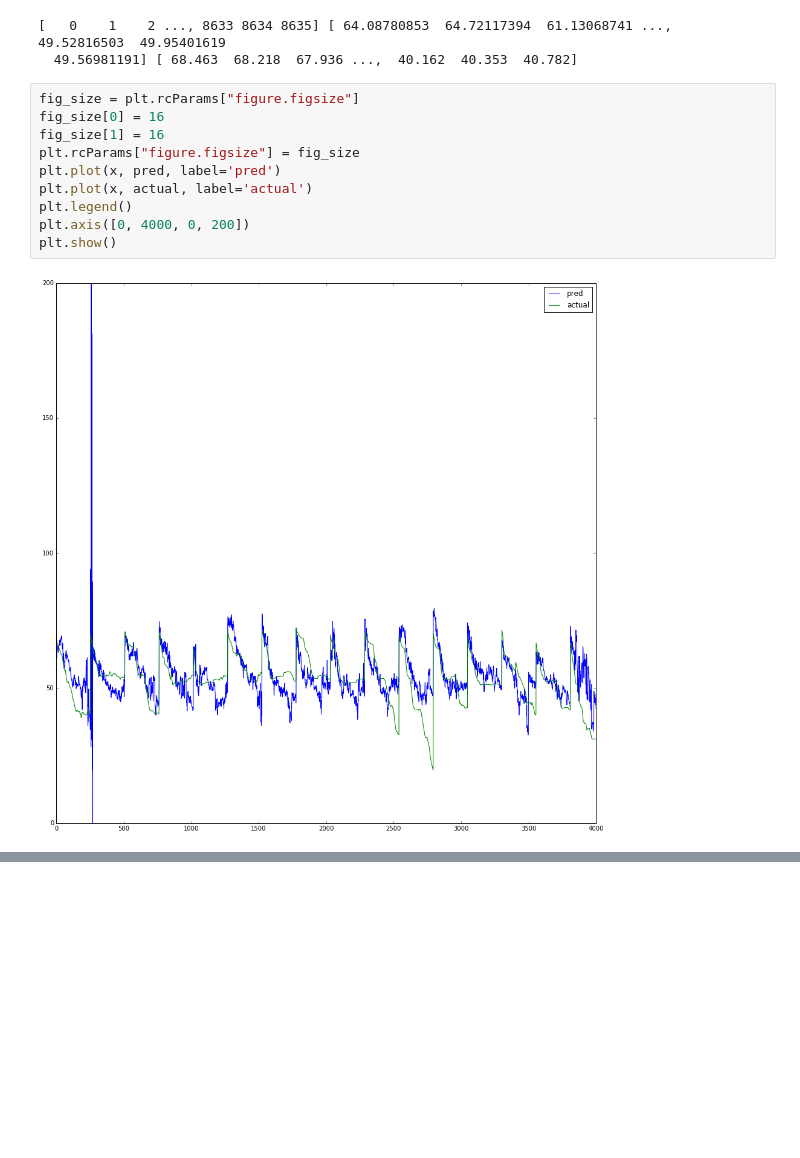
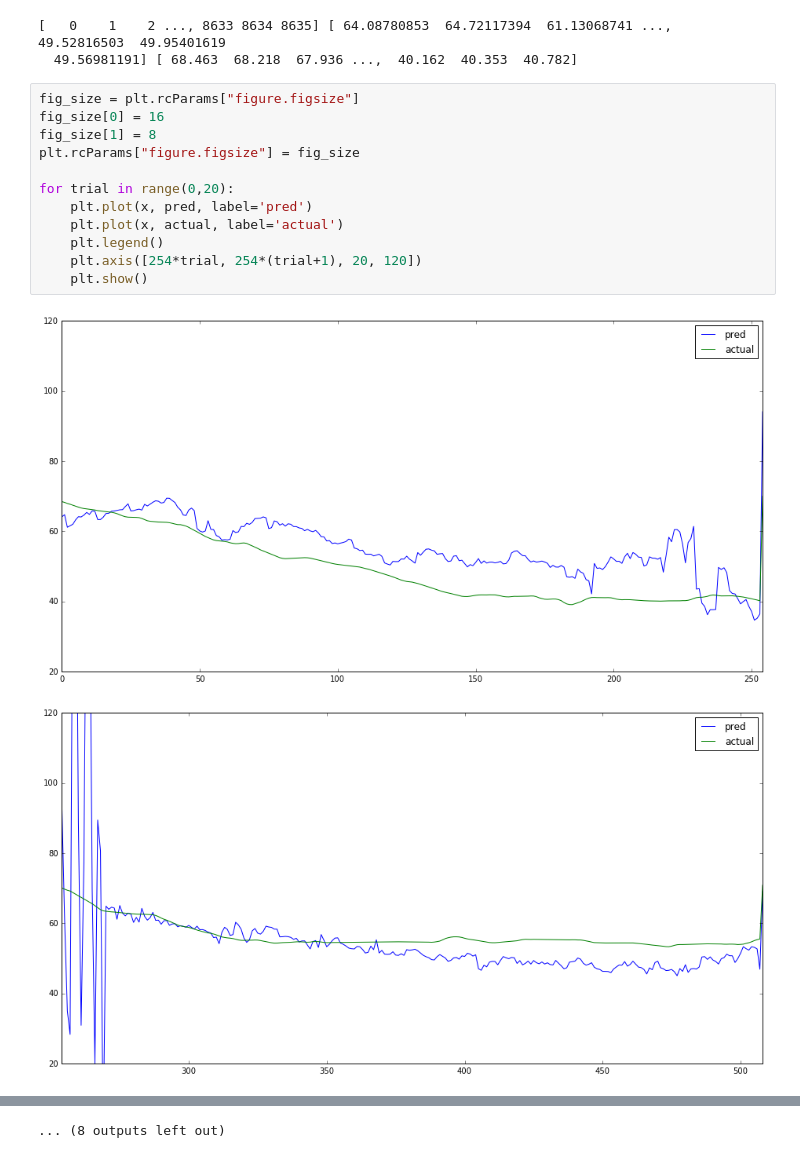
Before and after one commit to alin719/cs229_merging, a Jupyter notebook: Sandbox.ipynb, the cells around one changed output, grey strips where cells are left out. Cells and saved outputs as stored; diff of their text form; blank space fills up the shorter version.

```diff
--- a/Sandbox.ipynb
+++ b/Sandbox.ipynb
@@ -162,12 +166,15 @@ print(x, pred, actual)
 # %%
 fig_size = plt.rcParams["figure.figsize"]
 fig_size[0] = 16
-fig_size[1] = 16
+fig_size[1] = 8
 plt.rcParams["figure.figsize"] = fig_size
-plt.plot(x, pred, label='pred')
-plt.plot(x, actual, label='actual')
-plt.legend()
-plt.axis([0, 4000, 0, 200])
-plt.show()
+
+for trial in range(0,20):
+    plt.plot(x, pred, label='pred')
+    plt.plot(x, actual, label='actual')
+    plt.legend()
+    plt.axis([254*trial, 254*(trial+1), 20, 120])
+    plt.show()
 # %% [output]
-[figure, old version]
+[figure, new version]
+[figure, added]
@@ -173,0 +191 @@ plt.show()
+... (8 outputs left out)
```
Also changed, not shown: parts of 6 cells of this notebook, 5 other files.
